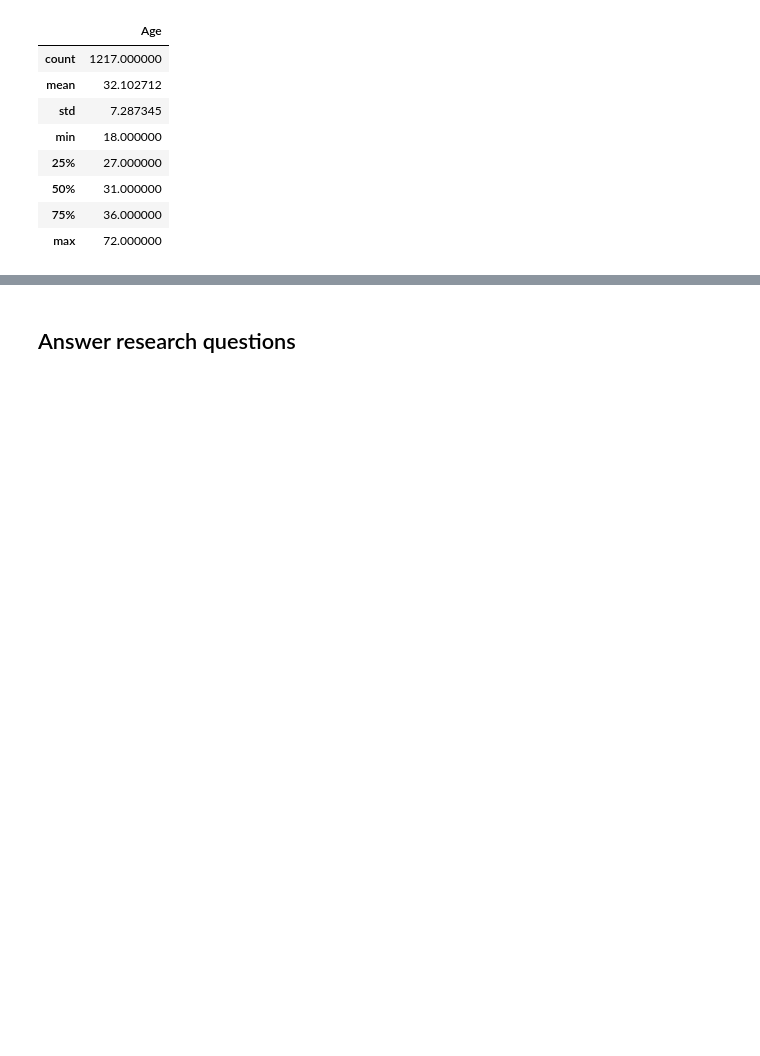
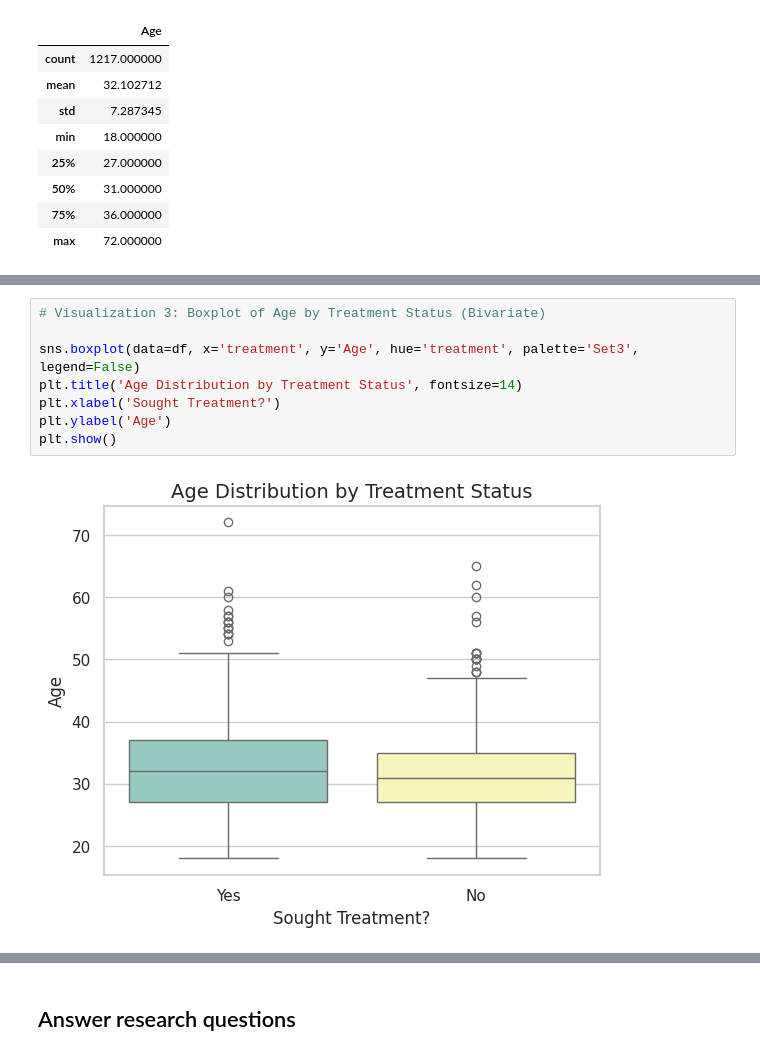
Before and after one commit to Abdulmajeed-A/Tuwaiq-EDA, a Jupyter notebook: Abdulmajeed_EDA_Project.ipynb, the cells around one changed output, grey strips where cells are left out. Cells and saved outputs as stored; diff of their text form; blank space fills up the shorter version.

```diff
--- a/Abdulmajeed_EDA_Project.ipynb
+++ b/Abdulmajeed_EDA_Project.ipynb
@@ -277,0 +295,10 @@ df.describe()
+# %%
+# Visualization 3: Boxplot of Age by Treatment Status (Bivariate)
+
+sns.boxplot(data=df, x='treatment', y='Age', hue='treatment', palette='Set3', legend=False)
+plt.title('Age Distribution by Treatment Status', fontsize=14)
+plt.xlabel('Sought Treatment?')
+plt.ylabel('Age')
+plt.show()
+# %% [output]
+[figure, added]
```
Also changed, not shown: parts of 10 cells of this notebook.
